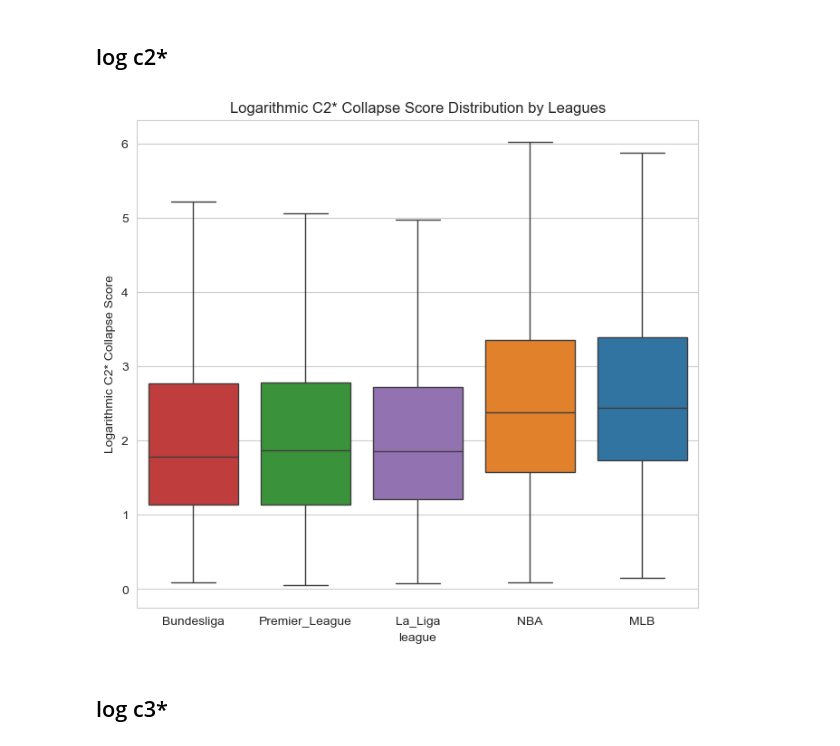
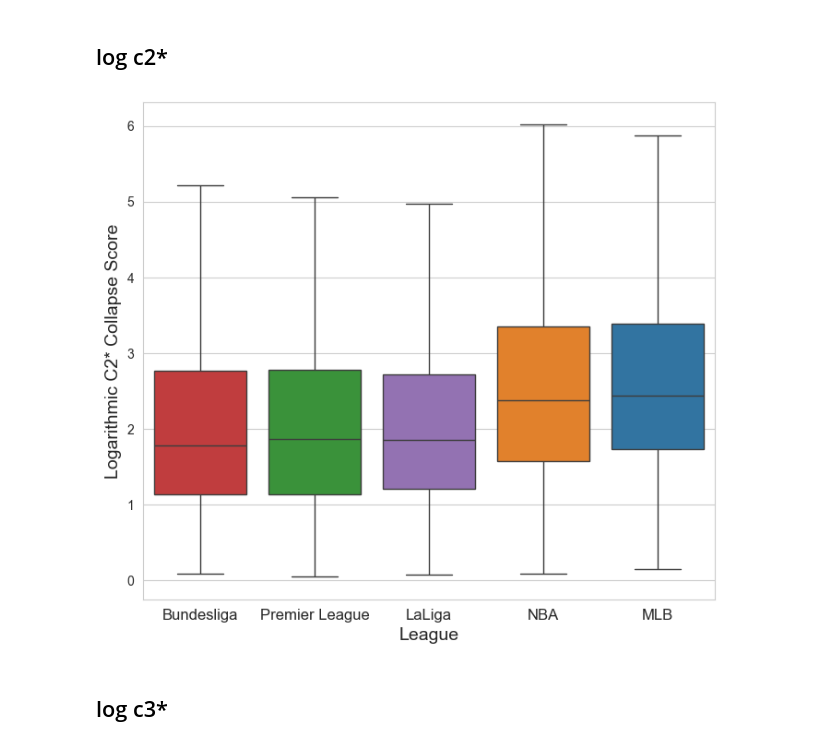
Before and after one commit to RyanRegalado/Win-Loss-Sequences-Sp2026, a Jupyter notebook: output/cstar_analysis.ipynb, the cells around one changed output. Saved outputs shown, nothing was run; the diff lists cells and outputs as text; code cells hidden in the pictures.

Commit message:
updated logc2 box and whisker chart

```diff
--- a/output/cstar_analysis.ipynb
+++ b/output/cstar_analysis.ipynb
@@ -696,12 +760,14 @@ plt.show()
 # %%
 plt.figure(figsize=(8,7))
 sns.set_style('whitegrid')
 ax = sns.boxplot(x='league',y='log_c2*',data=leagues_binary, palette = combined_palette, hue = 'league', showfliers = False)
-plt.ylabel('Logarithmic C2* Collapse Score', fontsize=10)
-plt.title('Logarithmic C2* Collapse Score Distribution by Leagues')
+plt.ylabel('Logarithmic C2* Collapse Score', fontsize=14)
+ax.set_xlabel('League', fontsize=14)
+ax.set_xticklabels(['Bundesliga', 'Premier League', 'LaLiga', 'NBA', 'MLB'], fontsize=12)
+plt.save
 plt.show()
 # %% [output]
-[figure, old version]
+[figure, new version]
 # %% [markdown]
 ## log c3*
 # %%
```
Also changed, not shown: parts of 41 cells of this notebook.
